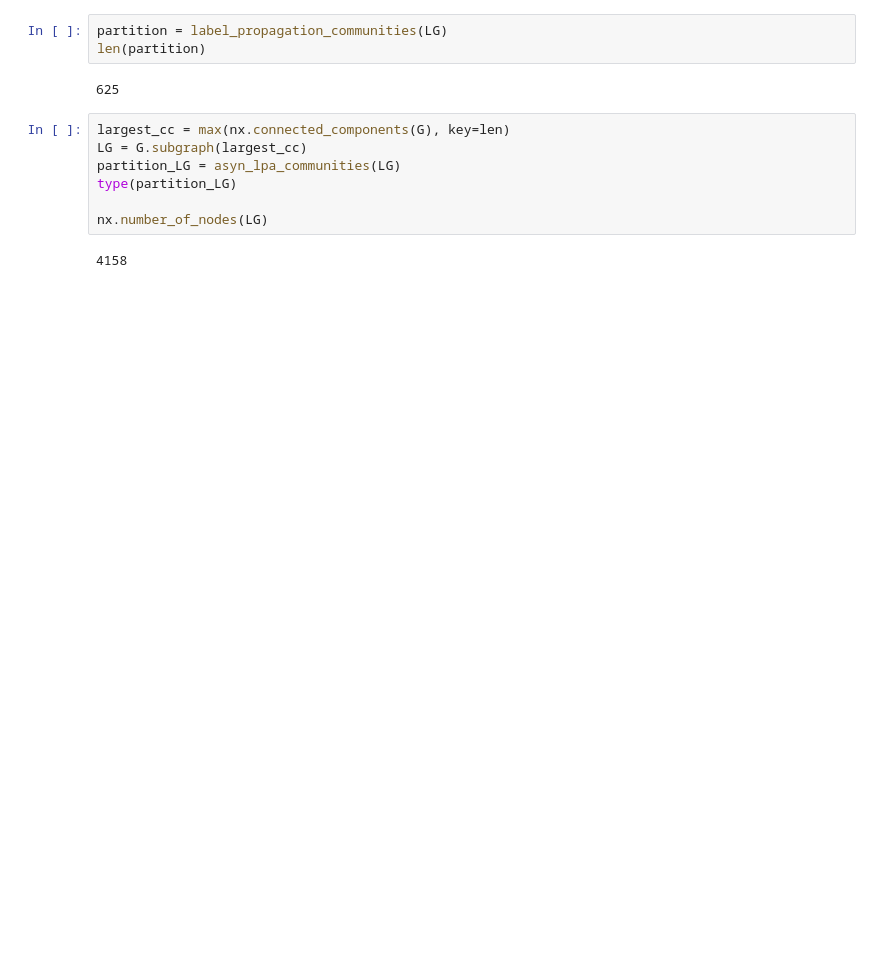
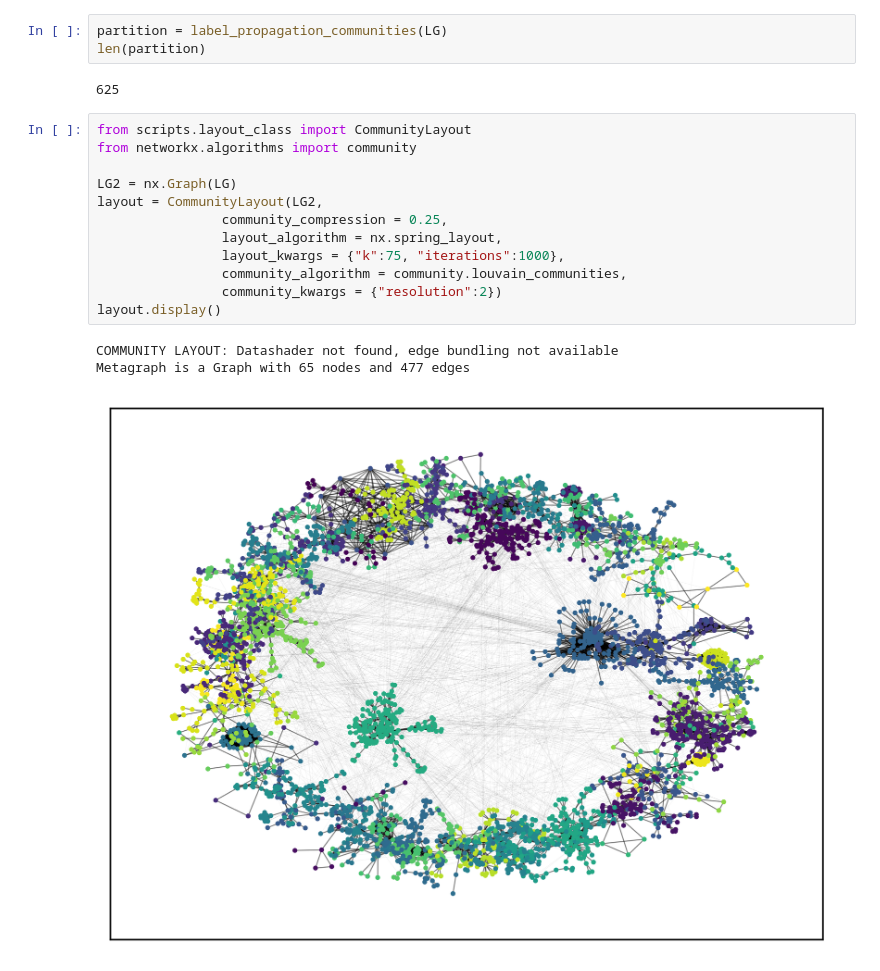
Before and after one commit to viggo-gascou/network-analysis, a Jupyter notebook: communities.ipynb, the cells around one changed output. Saved outputs shown, nothing was run; the diff lists cells and outputs as text; blank space fills up the shorter version.

```diff
--- a/communities.ipynb
+++ b/communities.ipynb
@@ -25,13 +35,20 @@ partition = label_propagation_communities(LG)
 len(partition)
 # %% [output]
 625
-# %%
-largest_cc = max(nx.connected_components(G), key=len)
-LG = G.subgraph(largest_cc)
-partition_LG = asyn_lpa_communities(LG)
-type(partition_LG)
-
-nx.number_of_nodes(LG)
-# %% [output]
-4158
+# %%
+from scripts.layout_class import CommunityLayout
+from networkx.algorithms import community
+
+LG2 = nx.Graph(LG)
+layout = CommunityLayout(LG2,
+                community_compression = 0.25,
+                layout_algorithm = nx.spring_layout,
+                layout_kwargs = {"k":75, "iterations":1000},
+                community_algorithm = community.louvain_communities,
+                community_kwargs = {"resolution":2})
+layout.display()
+# %% [output]
+COMMUNITY LAYOUT: Datashader not found, edge bundling not available
+Metagraph is a Graph with 65 nodes and 477 edges
+[figure, added]
 # %%
```
Also changed, not shown: parts of 9 cells of this notebook, 8 other files.
